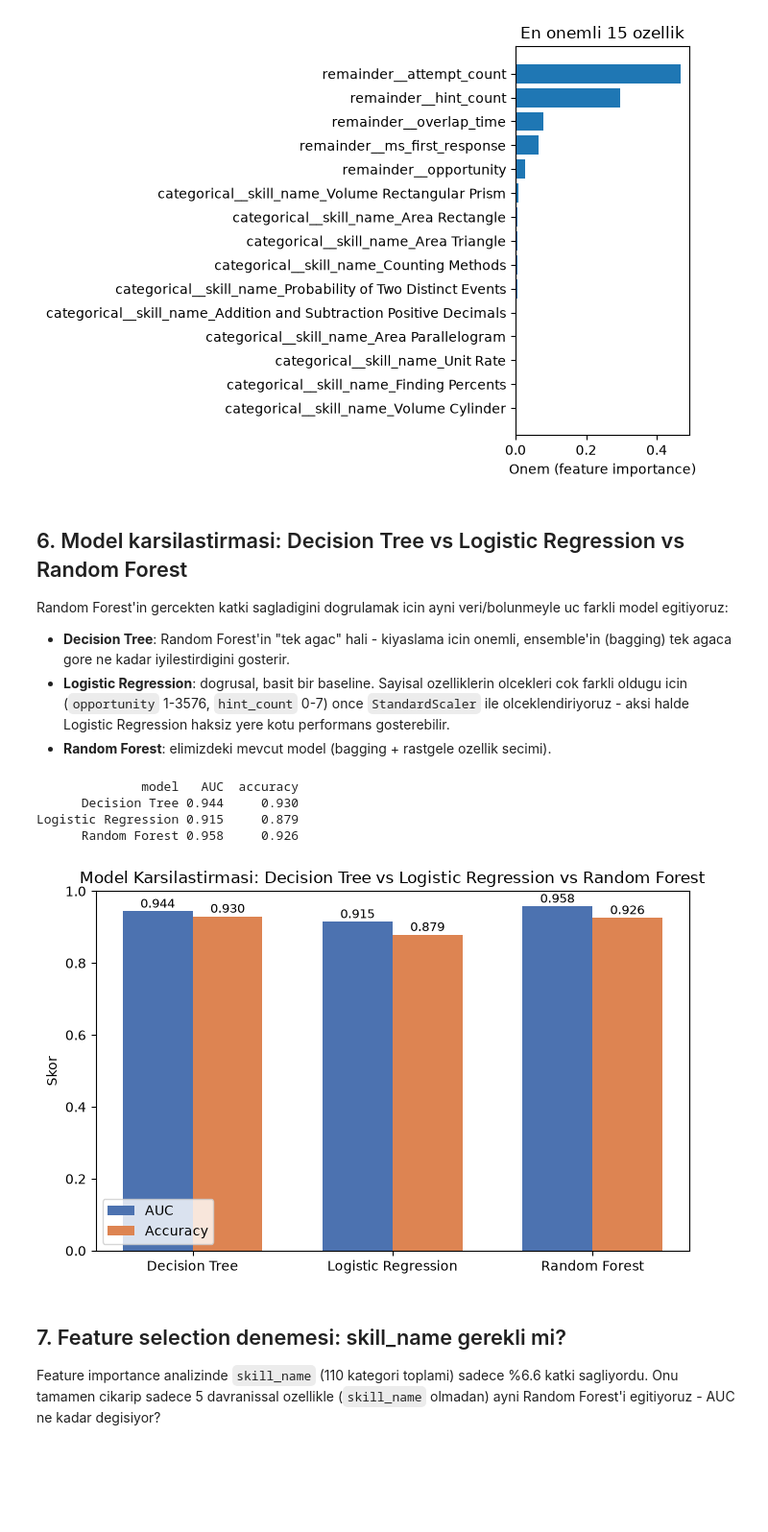
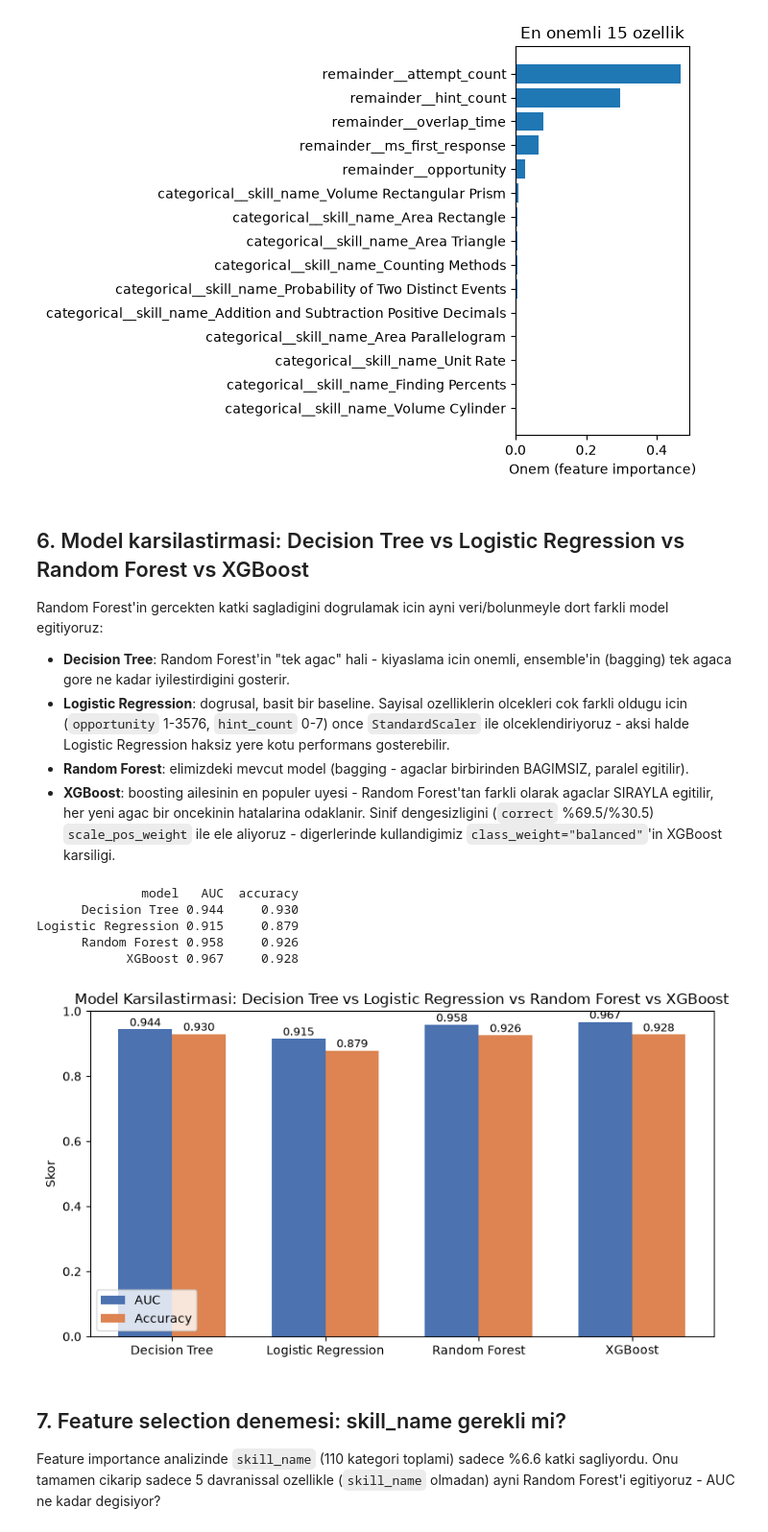
Before and after one commit to fatmanurkaragozz/StudyMentor, a Jupyter notebook: ml-service/notebooks/spaced_repetition_eda.ipynb, the cells around one changed output. Shown at 96% size. Drawn from its saved outputs; the diff is of its cells as text; code cells hidden in the pictures; blank space fills up the shorter version.

```diff
--- a/ml-service/notebooks/spaced_repetition_eda.ipynb
+++ b/ml-service/notebooks/spaced_repetition_eda.ipynb
@@ -185,17 +185,21 @@ En onemli ilk 10 ozellik:
 categorical__skill_name_Probability of Two Distinct Events    0.004330
 [figure]
 # %% [markdown]
-## 6. Model karsilastirmasi: Decision Tree vs Logistic Regression vs Random Forest
+## 6. Model karsilastirmasi: Decision Tree vs Logistic Regression vs Random Forest vs XGBoost
 
-Random Forest'in gercekten katki sagladigini dogrulamak icin ayni veri/bolunmeyle uc farkli model egitiyoruz:
+Random Forest'in gercekten katki sagladigini dogrulamak icin ayni veri/bolunmeyle dort farkli model egitiyoruz:
 
 - **Decision Tree**: Random Forest'in "tek agac" hali - kiyaslama icin onemli, ensemble'in (bagging) tek agaca gore ne kadar iyilestirdigini gosterir.
 - **Logistic Regression**: dogrusal, basit bir baseline. Sayisal ozelliklerin olcekleri cok farkli oldugu icin (`opportunity` 1-3576, `hint_count` 0-7) once `StandardScaler` ile olceklendiriyoruz - aksi halde Logistic Regression haksiz yere kotu performans gosterebilir.
-- **Random Forest**: elimizdeki mevcut model (bagging + rastgele ozellik secimi).
+- **Random Forest**: elimizdeki mevcut model (bagging - agaclar birbirinden BAGIMSIZ, paralel egitilir).
+- **XGBoost**: boosting ailesinin en populer uyesi - Random Forest'tan farkli olarak agaclar SIRAYLA egitilir, her yeni agac bir oncekinin hatalarina odaklanir. Sinif dengesizligini (`correct` %69.5/%30.5) `scale_pos_weight` ile ele aliyoruz - digerlerinde kullandigimiz `class_weight="balanced"`'in XGBoost karsiligi.
 # %%
 from sklearn.tree import DecisionTreeClassifier
 from sklearn.linear_model import LogisticRegression
 from sklearn.preprocessing import StandardScaler
+from xgboost import XGBClassifier
+
+scale_pos_weight = (y_train == 0).sum() / (y_train == 1).sum()
 
 models = {
     "Decision Tree": Pipeline(steps=[
@@ -215,6 +219,17 @@ models = {
         ("model", LogisticRegression(max_iter=1000, class_weight="balanced", random_state=42)),
     ]),
     "Random Forest": pipeline,  # yukarida zaten egitilmis olan model
+    "XGBoost": Pipeline(steps=[
+        ("preprocess", ColumnTransformer(
+            transformers=[("categorical", OneHotEncoder(handle_unknown="ignore"), ["skill_name"])],
+            remainder="passthrough",
+        )),
+        ("model", XGBClassifier(
+            n_estimators=300, max_depth=6, learning_rate=0.1,
+            scale_pos_weight=scale_pos_weight, random_state=42,
+            eval_metric="logloss",
+        )),
+    ]),
 }
 
 results = []
@@ -236,30 +251,31 @@ print(results_df.to_string(index=False))
       Decision Tree 0.944     0.930
 Logistic Regression 0.915     0.879
       Random Forest 0.958     0.926
+            XGBoost 0.967     0.928
 # %%
 x = np.arange(len(results_df))
 width = 0.35
 
-fig, ax = plt.subplots(figsize=(7, 4.5))
+fig, ax = plt.subplots(figsize=(8, 4.5))
 ax.bar(x - width / 2, results_df["AUC"], width, label="AUC", color="#4C72B0")
 ax.bar(x + width / 2, results_df["accuracy"], width, label="Accuracy", color="#DD8452")
 
 ax.set_xticks(x)
 ax.set_xticklabels(results_df["model"])
 ax.set_ylim(0, 1)
 ax.set_ylabel("Skor")
-ax.set_title("Model Karsilastirmasi: Decision Tree vs Logistic Regression vs Random Forest")
+ax.set_title("Model Karsilastirmasi: Decision Tree vs Logistic Regression vs Random Forest vs XGBoost")
 ax.legend()
 
 for i, row in results_df.iterrows():
     ax.text(i - width / 2, row["AUC"] + 0.01, f"{row['AUC']:.3f}", ha="center", fontsize=9)
     ax.text(i + width / 2, row["accuracy"] + 0.01, f"{row['accuracy']:.3f}", ha="center", fontsize=9)
 
 plt.tight_layout()
 plt.savefig("model_comparison.png", dpi=100)
 plt.show()
 # %% [output]
-[figure, old version]
+[figure, new version]
 # %% [markdown]
 ## 7. Feature selection denemesi: skill_name gerekli mi?
 
```
Also changed, not shown: parts of 1 cell of this notebook, 1 other file.
